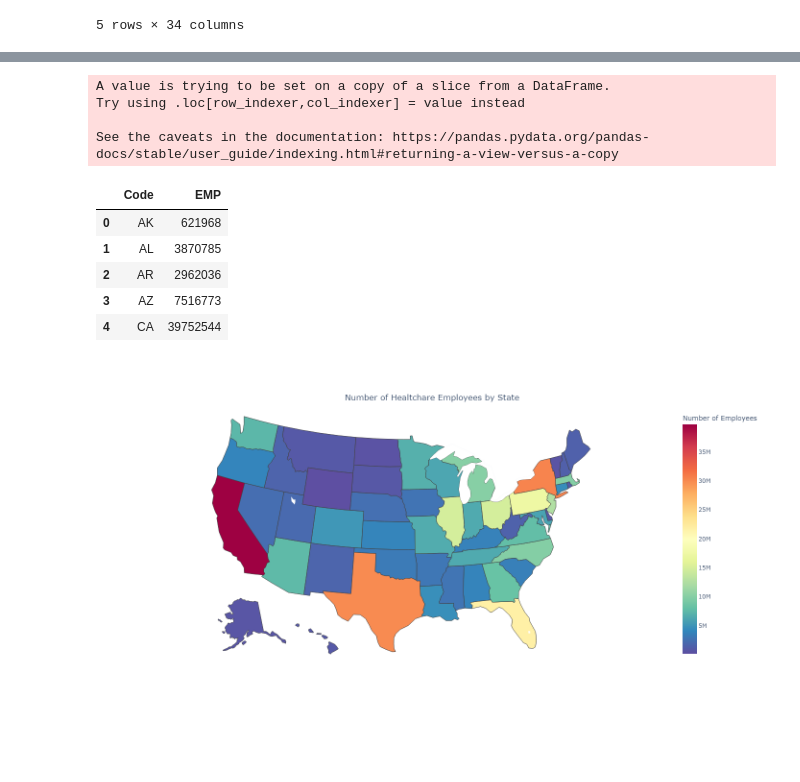
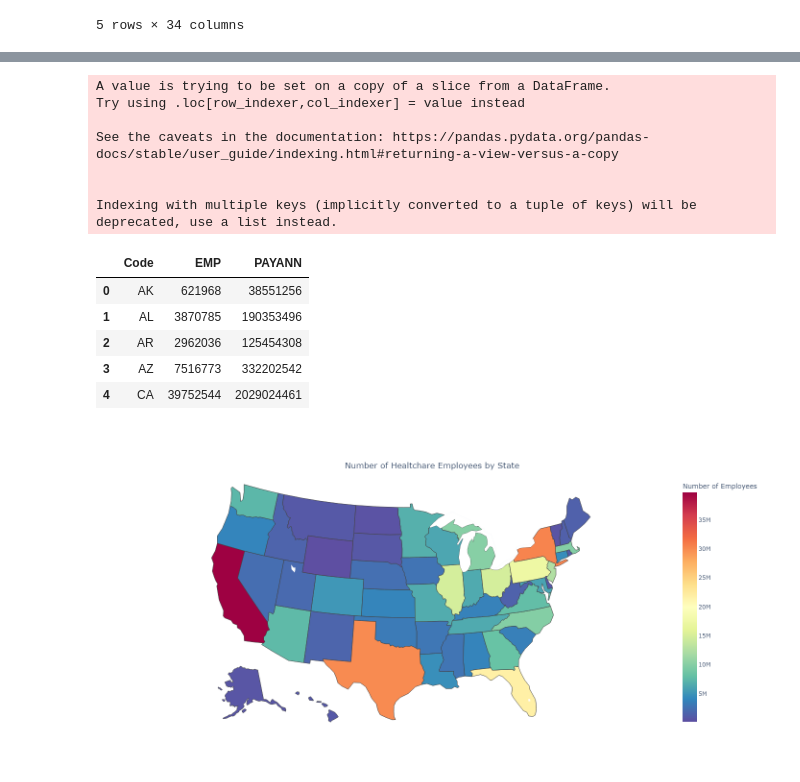
Before and after one commit to linseystokes17/healthcareCapstone, a Jupyter notebook: Notebooks/census_healthcare.ipynb, the cells around one changed output, grey strips where cells are left out. Cells and saved outputs as stored; diff of their text form; code cells hidden in the pictures; blank space fills up the shorter version.

```diff
--- a/Notebooks/census_healthcare.ipynb
+++ b/Notebooks/census_healthcare.ipynb
@@ -121,20 +122,23 @@ See the caveats in the documentation: https://pandas.pydata.org/pandas-docs/stab
 | 4768 | Mississippi | 0 | 0 | MS |
 # %%
 comp_summary_health_df['EMP'] = comp_summary_health_df['EMP'].astype(int)
-num_employees = comp_summary_health_df.groupby('Code')['EMP'].sum()
+num_employees = comp_summary_health_df.groupby('Code')['EMP', 'PAYANN'].sum()
 num_employees = num_employees.reset_index()
 num_employees.head()
 # %% [output]
 A value is trying to be set on a copy of a slice from a DataFrame.
 Try using .loc[row_indexer,col_indexer] = value instead
 
 See the caveats in the documentation: https://pandas.pydata.org/pandas-docs/stable/user_guide/indexing.html#returning-a-view-versus-a-copy
+
+
+Indexing with multiple keys (implicitly converted to a tuple of keys) will be deprecated, use a list instead.
-|  | Code | EMP |
-| 0 | AK | 621968 |
-| 1 | AL | 3870785 |
-| 2 | AR | 2962036 |
-| 3 | AZ | 7516773 |
-| 4 | CA | 39752544 |
+|  | Code | EMP | PAYANN |
+| 0 | AK | 621968 | 38551256 |
+| 1 | AL | 3870785 | 190353496 |
+| 2 | AR | 2962036 | 125454308 |
+| 3 | AZ | 7516773 | 332202542 |
+| 4 | CA | 39752544 | 2029024461 |
 # %%
 
 fig = px.choropleth(num_employees,
```
Also changed, not shown: parts of 4 cells of this notebook, 3 other files.
